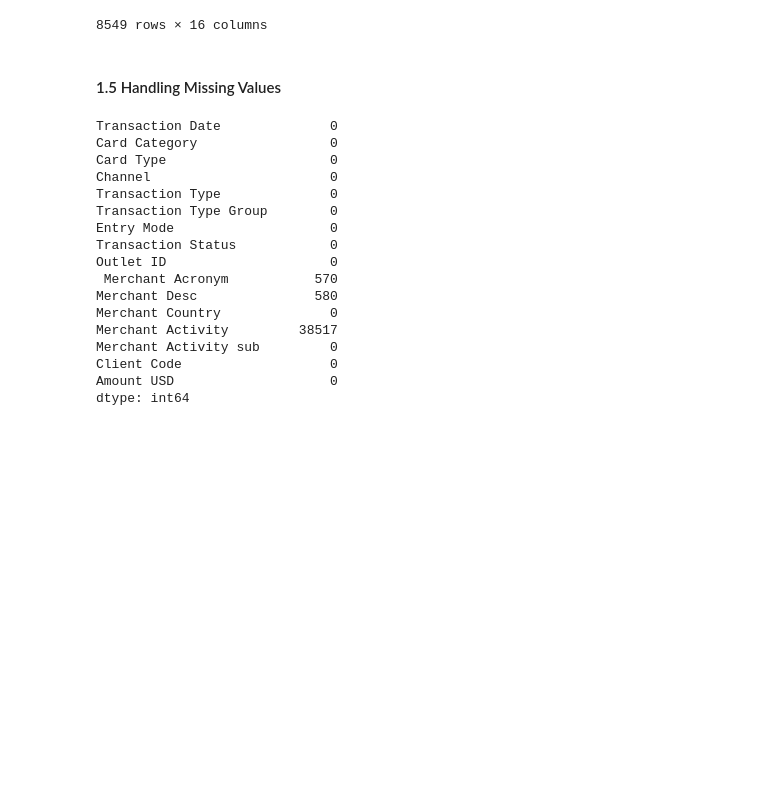
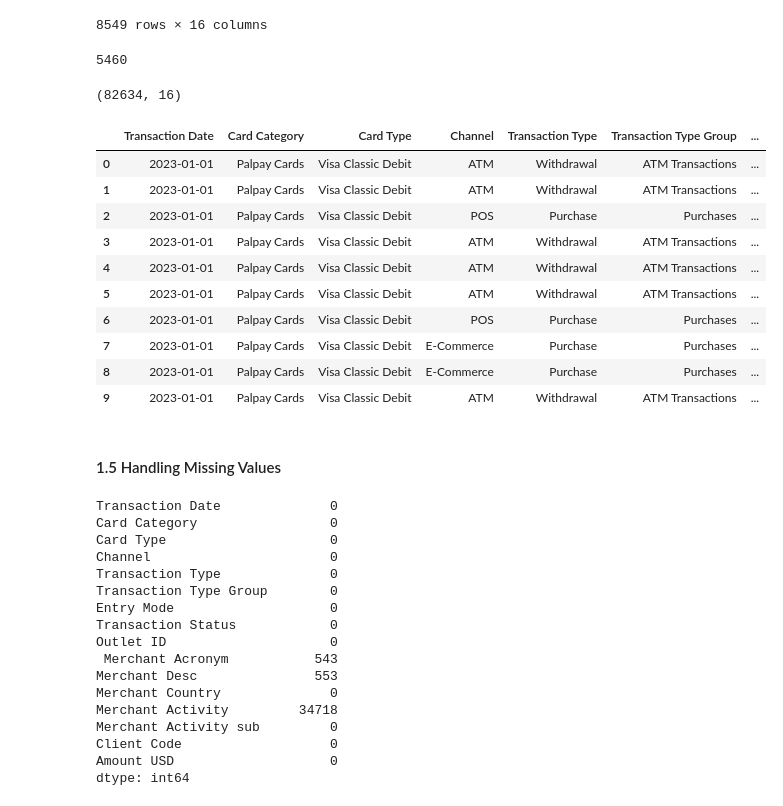
Before and after one commit to ayatallan/Safe-Transaction, a Jupyter notebook: Preprocessing .ipynb, the cells around one changed output. Saved outputs shown, nothing was run; the diff lists cells and outputs as text; code cells hidden in the pictures; blank space fills up the shorter version.

```diff
--- a/Preprocessing .ipynb
+++ b/Preprocessing .ipynb
@@ -165,6 +165,33 @@ duplicate_rows1
 | 88025 | 2023-06-29 | Palpay Cards | Visa Classic Debit | ATM | Withdrawal | ATM Transactions | ... |
 | 88026 | 2023-06-29 | Palpay Cards | Visa Classic Debit | ATM | Withdrawal | ATM Transactions | ... |
 8549 rows × 16 columns
+# %%
+#Keep the first occurrence of each set of duplicates and drop the rest
+data.drop_duplicates(inplace=True)
+# %%
+duplicate_rows
+# %% [output]
+5460
+# %%
+data.shape
+# %% [output]
+(82634, 16)
+# %%
+data.reset_index(drop=True, inplace=True)
+# %%
+data.head(10)
+# %% [output]
+|  | Transaction Date | Card Category | Card Type | Channel | Transaction Type | Transaction Type Group | ... |
+| 0 | 2023-01-01 | Palpay Cards | Visa Classic Debit | ATM | Withdrawal | ATM Transactions | ... |
+| 1 | 2023-01-01 | Palpay Cards | Visa Classic Debit | ATM | Withdrawal | ATM Transactions | ... |
+| 2 | 2023-01-01 | Palpay Cards | Visa Classic Debit | POS | Purchase | Purchases | ... |
+| 3 | 2023-01-01 | Palpay Cards | Visa Classic Debit | ATM | Withdrawal | ATM Transactions | ... |
+| 4 | 2023-01-01 | Palpay Cards | Visa Classic Debit | ATM | Withdrawal | ATM Transactions | ... |
+| 5 | 2023-01-01 | Palpay Cards | Visa Classic Debit | ATM | Withdrawal | ATM Transactions | ... |
+| 6 | 2023-01-01 | Palpay Cards | Visa Classic Debit | POS | Purchase | Purchases | ... |
+| 7 | 2023-01-01 | Palpay Cards | Visa Classic Debit | E-Commerce | Purchase | Purchases | ... |
+| 8 | 2023-01-01 | Palpay Cards | Visa Classic Debit | E-Commerce | Purchase | Purchases | ... |
+| 9 | 2023-01-01 | Palpay Cards | Visa Classic Debit | ATM | Withdrawal | ATM Transactions | ... |
 # %% [markdown]
 #### 1.5 Handling Missing Values
 # %%
@@ -179,10 +206,10 @@ Transaction Type Group        0
 Entry Mode                    0
 Transaction Status            0
 Outlet ID                     0
- Merchant Acronym           570
-Merchant Desc               580
+ Merchant Acronym           543
+Merchant Desc               553
 Merchant Country              0
-Merchant Activity         38517
+Merchant Activity         34718
 Merchant Activity sub         0
 Client Code                   0
 Amount USD                    0
```
Also changed, not shown: parts of 2 cells of this notebook, 1 other file.
